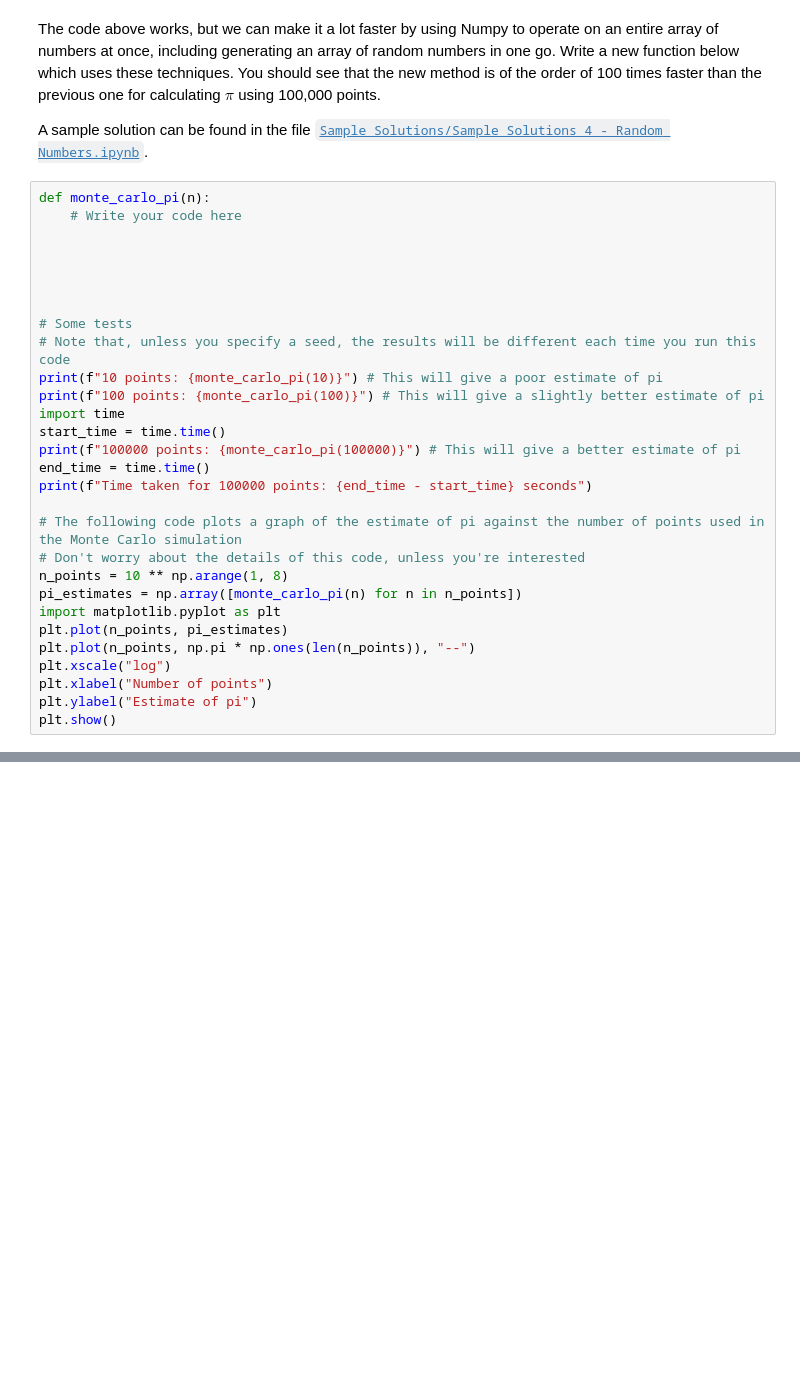
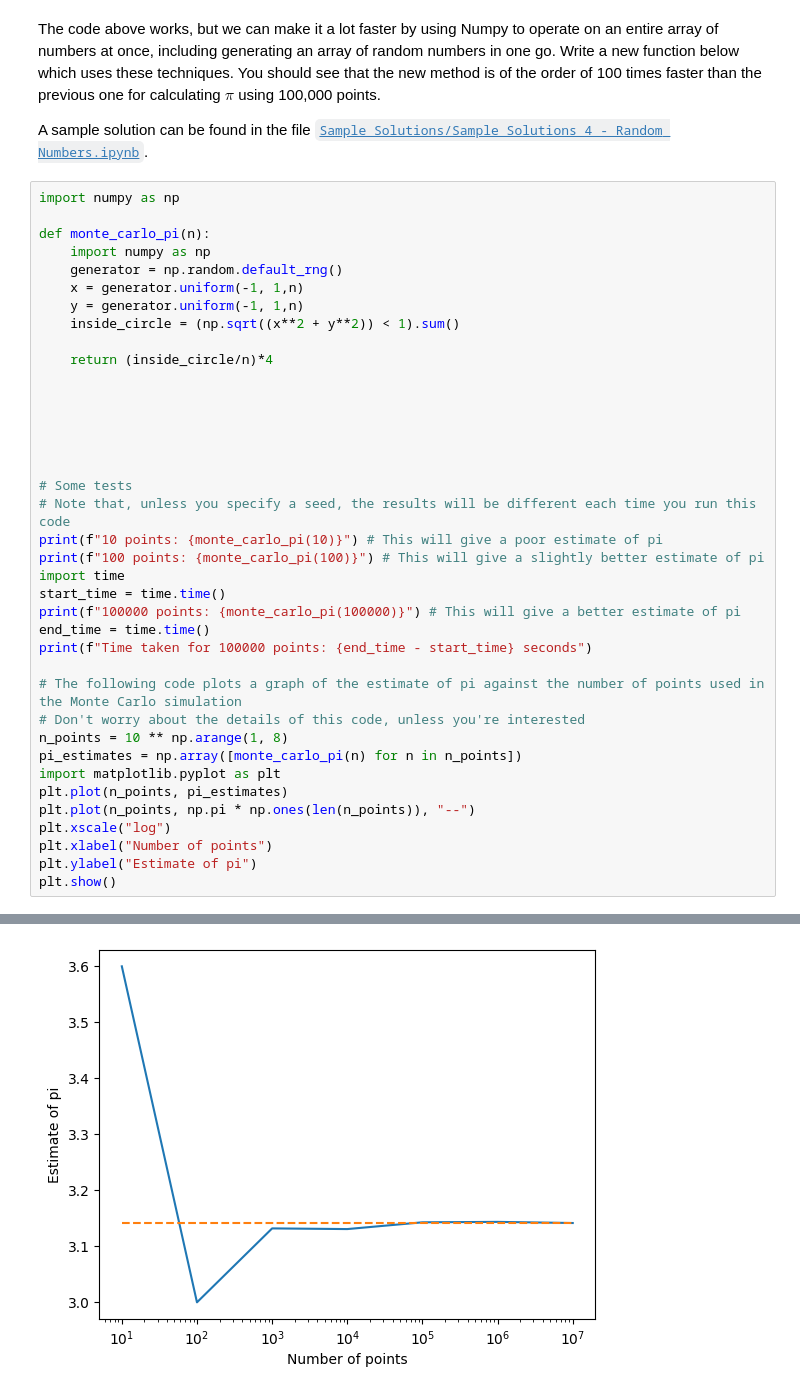
Before and after one commit to ada-4a03fa39b6/RCDS-Summer-School-2025, a Jupyter notebook: 2_Tuesday/4 - Random Numbers.ipynb, the cells around one changed output, grey strips where cells are left out. Saved outputs shown, nothing was run; the diff lists cells and outputs as text; blank space fills up the shorter version.

````diff
--- a/2_Tuesday/4 - Random Numbers.ipynb
+++ b/2_Tuesday/4 - Random Numbers.ipynb
@@ -170,8 +200,17 @@ The code above works, but we can make it a lot faster by using Numpy to operate
 
 A sample solution can be found in the file [```Sample Solutions/Sample Solutions 4 - Random Numbers.ipynb```](Sample%20Solutions/Sample%20Solutions%204%20-%20Random%20Numbers.ipynb).
 # %%
+import numpy as np
+
 def monte_carlo_pi(n):
-    # Write your code here
+    import numpy as np
+    generator = np.random.default_rng()
+    x = generator.uniform(-1, 1,n)
+    y = generator.uniform(-1, 1,n)
+    inside_circle = (np.sqrt((x**2 + y**2)) < 1).sum()
+
+    return (inside_circle/n)*4
+
 
 
 
@@ -198,3 +237,4 @@ plt.xscale("log")
 plt.xlabel("Number of points")
 plt.ylabel("Estimate of pi")
 plt.show()
+# %% [output]
@@ -200,0 +245 @@ plt.show()
+[figure, added]
````
Also changed, not shown: parts of 11 cells of this notebook, 5 other files.
